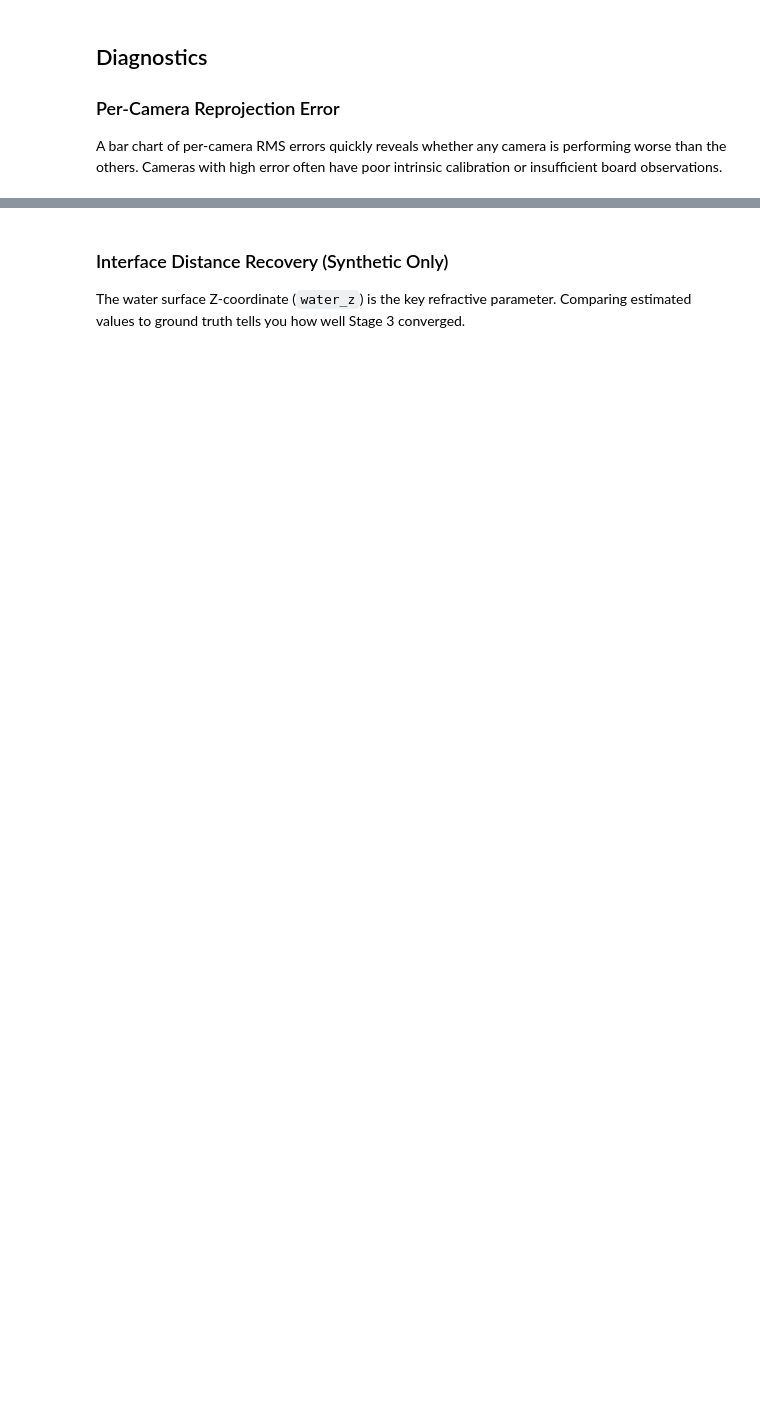
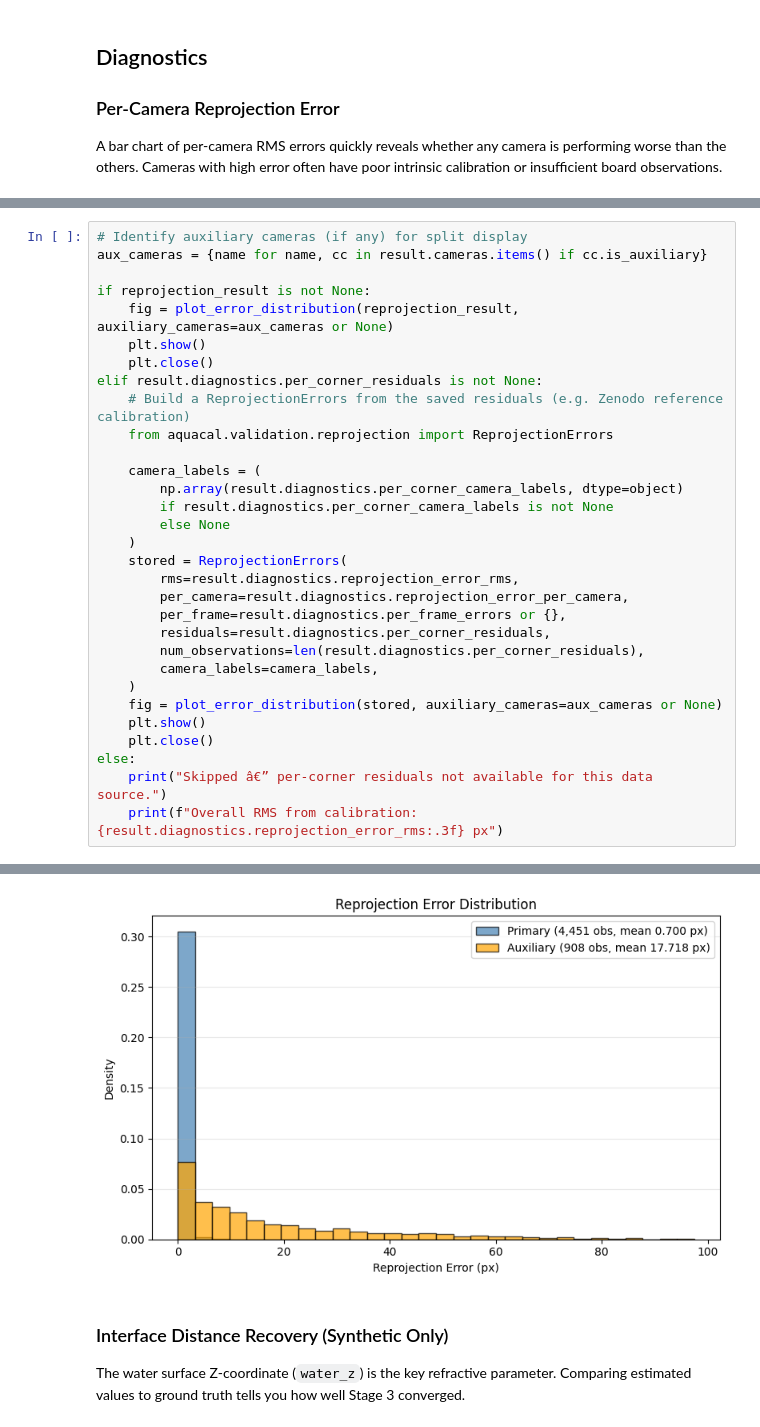
Before and after one commit to McGrathLab/AquaCal, a Jupyter notebook: docs/tutorials/01_full_pipeline.ipynb, the cells around one changed output, grey strips where cells are left out. Cells and saved outputs as stored; diff of their text form; blank space fills up the shorter version.

```diff
--- a/docs/tutorials/01_full_pipeline.ipynb
+++ b/docs/tutorials/01_full_pipeline.ipynb
@@ -277,0 +284,32 @@ Overall RMS from calibration: 0.984 px
+# %%
+# Identify auxiliary cameras (if any) for split display
+aux_cameras = {name for name, cc in result.cameras.items() if cc.is_auxiliary}
+
+if reprojection_result is not None:
+    fig = plot_error_distribution(reprojection_result, auxiliary_cameras=aux_cameras or None)
+    plt.show()
+    plt.close()
+elif result.diagnostics.per_corner_residuals is not None:
+    # Build a ReprojectionErrors from the saved residuals (e.g. Zenodo reference calibration)
+    from aquacal.validation.reprojection import ReprojectionErrors
+
+    camera_labels = (
+        np.array(result.diagnostics.per_corner_camera_labels, dtype=object)
+        if result.diagnostics.per_corner_camera_labels is not None
+        else None
+    )
+    stored = ReprojectionErrors(
+        rms=result.diagnostics.reprojection_error_rms,
+        per_camera=result.diagnostics.reprojection_error_per_camera,
+        per_frame=result.diagnostics.per_frame_errors or {},
+        residuals=result.diagnostics.per_corner_residuals,
+        num_observations=len(result.diagnostics.per_corner_residuals),
+        camera_labels=camera_labels,
+    )
+    fig = plot_error_distribution(stored, auxiliary_cameras=aux_cameras or None)
+    plt.show()
+    plt.close()
+else:
+    print("Skipped â€” per-corner residuals not available for this data source.")
+    print(f"Overall RMS from calibration: {result.diagnostics.reprojection_error_rms:.3f} px")
+# %% [output]
@@ -278,3 +329,4 @@ Overall RMS from calibration: 0.984 px
+[figure, added]
 # %% [markdown]
 ### Interface Distance Recovery (Synthetic Only)
 
```
Also changed, not shown: parts of 20 cells of this notebook, 7 other files.
